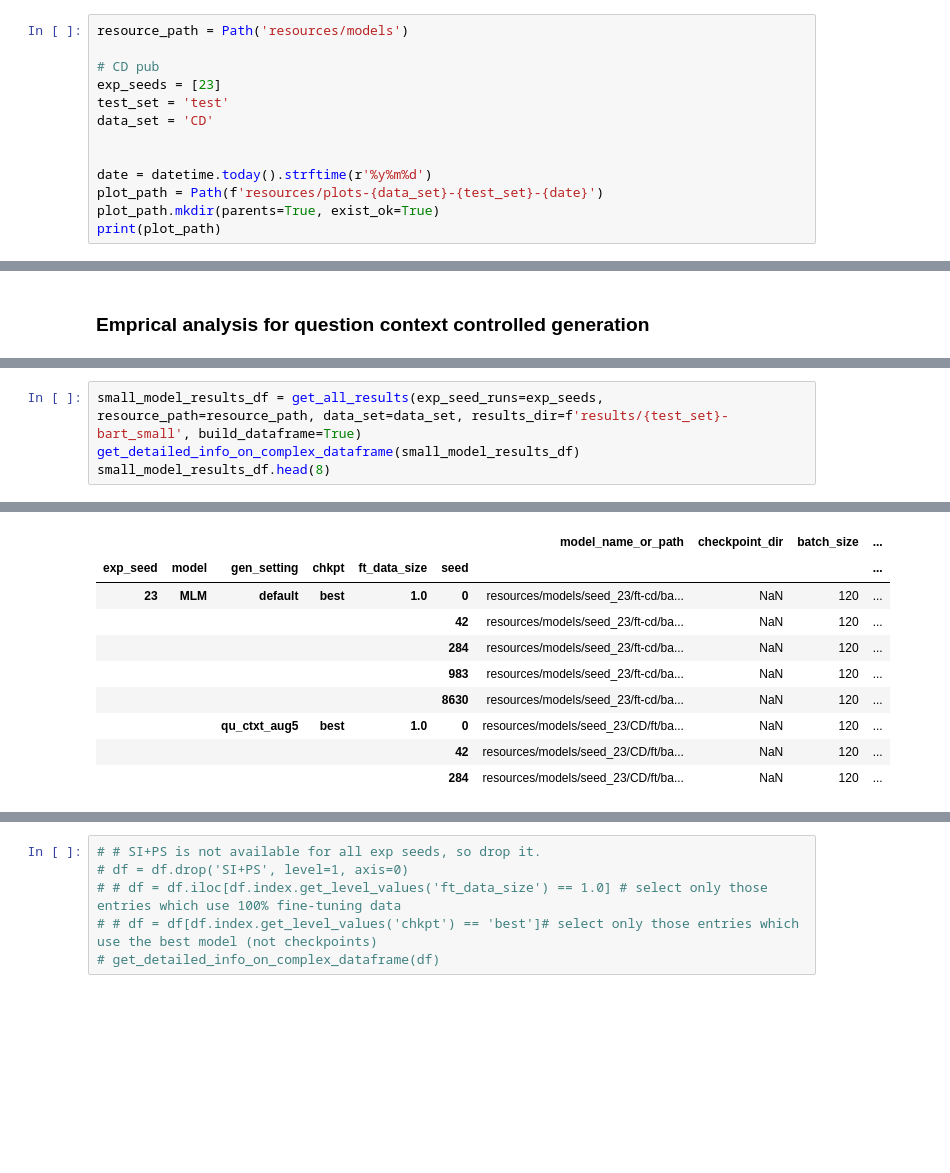
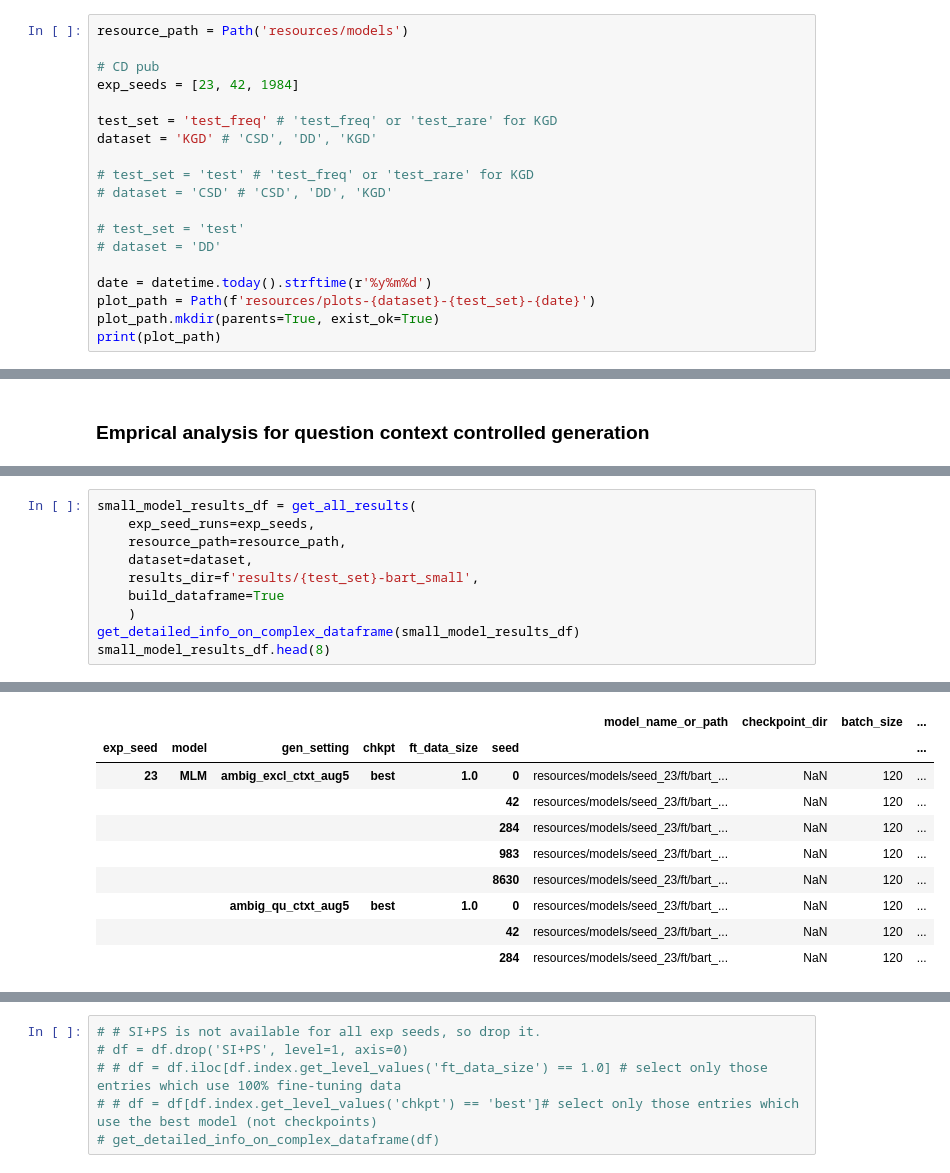
Before and after one commit to ZurichNLP/understanding-ctx-aug, a Jupyter notebook: summarize_results.ipynb, the cells around one changed output, grey strips where cells are left out. Cells and saved outputs as stored; diff of their text form; blank space fills up the shorter version.

Commit message:
measuring performance on other datasets

```diff
--- a/summarize_results.ipynb
+++ b/summarize_results.ipynb
@@ -25,13 +25,19 @@ pd.set_option('display.max_rows', None) # avoid truncating rows
 resource_path = Path('resources/models')
 
 # CD pub
-exp_seeds = [23]
-test_set = 'test'
-data_set = 'CD'
+exp_seeds = [23, 42, 1984]
 
+test_set = 'test_freq' # 'test_freq' or 'test_rare' for KGD
+dataset = 'KGD' # 'CSD', 'DD', 'KGD'
+
+# test_set = 'test' # 'test_freq' or 'test_rare' for KGD
+# dataset = 'CSD' # 'CSD', 'DD', 'KGD'
+
+# test_set = 'test'
+# dataset = 'DD'
 
 date = datetime.today().strftime(r'%y%m%d')
-plot_path = Path(f'resources/plots-{data_set}-{test_set}-{date}')
+plot_path = Path(f'resources/plots-{dataset}-{test_set}-{date}')
 plot_path.mkdir(parents=True, exist_ok=True)
 print(plot_path)
 # %% [output]
@@ -371,5 +387,11 @@ resources/models/seed_23/CD/results/test-public_models/bart_base-best-qu_ctxt_au
 # %%
-small_model_results_df = get_all_results(exp_seed_runs=exp_seeds, resource_path=resource_path, data_set=data_set, results_dir=f'results/{test_set}-bart_small', build_dataframe=True)
+small_model_results_df = get_all_results(
+    exp_seed_runs=exp_seeds,
+    resource_path=resource_path,
+    dataset=dataset,
+    results_dir=f'results/{test_set}-bart_small',
+    build_dataframe=True
+    )
 get_detailed_info_on_complex_dataframe(small_model_results_df)
 small_model_results_df.head(8)
 # %% [output]
@@ -392,14 +414,14 @@ Index columns value counts:
       dtype='object')
 |  |  |  |  |  |  | model_name_or_path | checkpoint_dir | batch_size | ... |
 | exp_seed | model | gen_setting | chkpt | ft_data_size | seed |  |  |  | ... |
-| 23 | MLM | default | best | 1.0 | 0 | resources/models/seed_23/ft-cd/ba... | NaN | 120 | ... |
-|  |  |  |  |  | 42 | resources/models/seed_23/ft-cd/ba... | NaN | 120 | ... |
-|  |  |  |  |  | 284 | resources/models/seed_23/ft-cd/ba... | NaN | 120 | ... |
-|  |  |  |  |  | 983 | resources/models/seed_23/ft-cd/ba... | NaN | 120 | ... |
-|  |  |  |  |  | 8630 | resources/models/seed_23/ft-cd/ba... | NaN | 120 | ... |
-|  |  | qu_ctxt_aug5 | best | 1.0 | 0 | resources/models/seed_23/CD/ft/ba... | NaN | 120 | ... |
-|  |  |  |  |  | 42 | resources/models/seed_23/CD/ft/ba... | NaN | 120 | ... |
-|  |  |  |  |  | 284 | resources/models/seed_23/CD/ft/ba... | NaN | 120 | ... |
+| 23 | MLM | ambig_excl_ctxt_aug5 | best | 1.0 | 0 | resources/models/seed_23/ft/bart_... | NaN | 120 | ... |
+|  |  |  |  |  | 42 | resources/models/seed_23/ft/bart_... | NaN | 120 | ... |
+|  |  |  |  |  | 284 | resources/models/seed_23/ft/bart_... | NaN | 120 | ... |
+|  |  |  |  |  | 983 | resources/models/seed_23/ft/bart_... | NaN | 120 | ... |
+|  |  |  |  |  | 8630 | resources/models/seed_23/ft/bart_... | NaN | 120 | ... |
+|  |  | ambig_qu_ctxt_aug5 | best | 1.0 | 0 | resources/models/seed_23/ft/bart_... | NaN | 120 | ... |
+|  |  |  |  |  | 42 | resources/models/seed_23/ft/bart_... | NaN | 120 | ... |
+|  |  |  |  |  | 284 | resources/models/seed_23/ft/bart_... | NaN | 120 | ... |
 # %%
 print(len(public_model_results_df))
 print(len(small_model_results_df))
```
Also changed, not shown: parts of 15 cells of this notebook, 2 other files.
